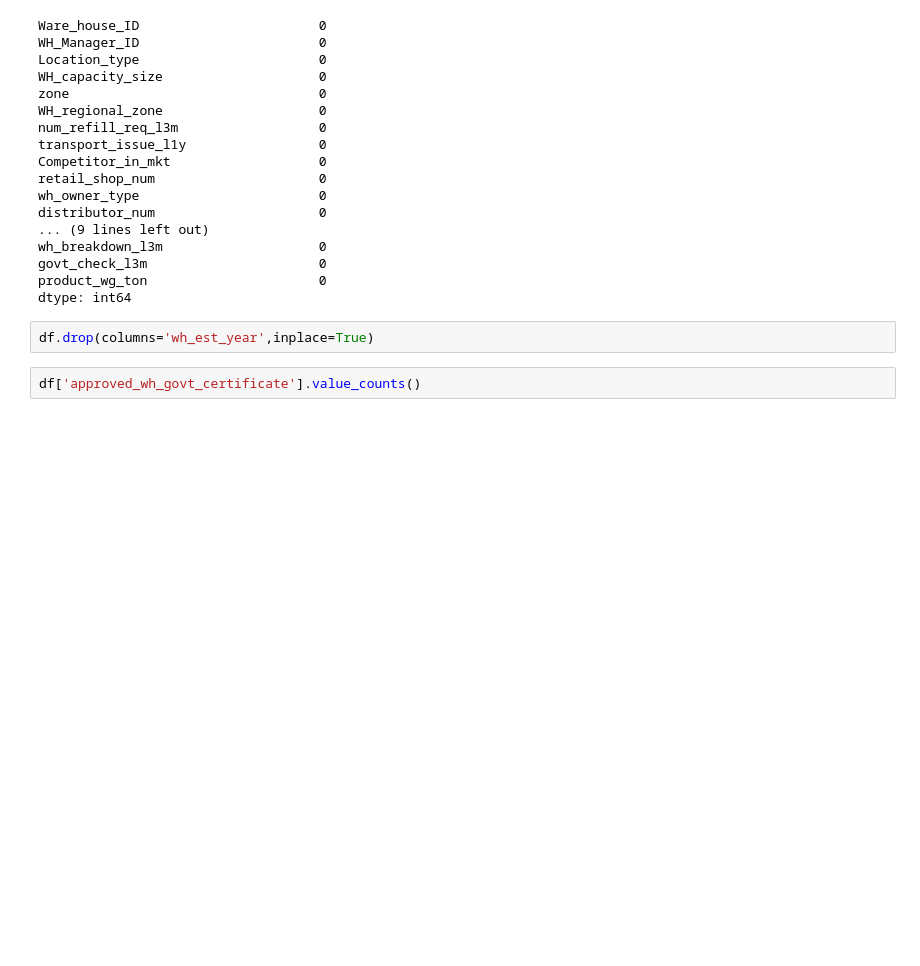
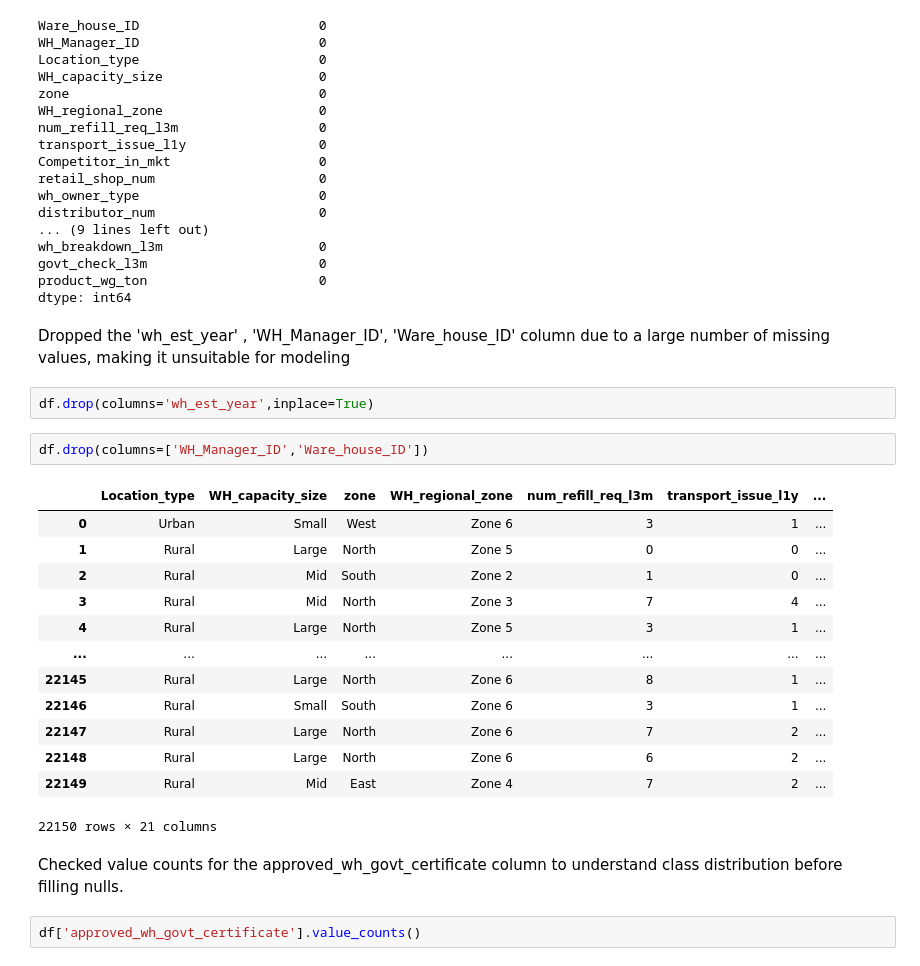
Before and after one commit to MontyVasita18/SupplyChain_BusinessModel, a Jupyter notebook: research/model.ipynb, the cells around one changed output. Saved outputs shown, nothing was run; the diff lists cells and outputs as text; blank space fills up the shorter version.

```diff
--- a/model.ipynb
+++ b/research/model.ipynb
@@ -210,8 +220,28 @@ wh_breakdown_l3m                    0
 govt_check_l3m                      0
 product_wg_ton                      0
 dtype: int64
+# %% [markdown]
+Dropped the 'wh_est_year' , 'WH_Manager_ID', 'Ware_house_ID' column due to a large number of missing values, making it unsuitable for modeling
 # %%
 df.drop(columns='wh_est_year',inplace=True)
+# %%
+df.drop(columns=['WH_Manager_ID','Ware_house_ID'])
+# %% [output]
+|  | Location_type | WH_capacity_size | zone | WH_regional_zone | num_refill_req_l3m | transport_issue_l1y | ... |
+| 0 | Urban | Small | West | Zone 6 | 3 | 1 | ... |
+| 1 | Rural | Large | North | Zone 5 | 0 | 0 | ... |
+| 2 | Rural | Mid | South | Zone 2 | 1 | 0 | ... |
+| 3 | Rural | Mid | North | Zone 3 | 7 | 4 | ... |
+| 4 | Rural | Large | North | Zone 5 | 3 | 1 | ... |
+| ... | ... | ... | ... | ... | ... | ... | ... |
+| 22145 | Rural | Large | North | Zone 6 | 8 | 1 | ... |
+| 22146 | Rural | Small | South | Zone 6 | 3 | 1 | ... |
+| 22147 | Rural | Large | North | Zone 6 | 7 | 2 | ... |
+| 22148 | Rural | Large | North | Zone 6 | 6 | 2 | ... |
+| 22149 | Rural | Mid | East | Zone 4 | 7 | 2 | ... |
+22150 rows × 21 columns
+# %% [markdown]
+Checked value counts for the approved_wh_govt_certificate column to understand class distribution before filling nulls.
 # %%
 df['approved_wh_govt_certificate'].value_counts()
 # %% [output]
```
Also changed, not shown: parts of 41 cells of this notebook, 16 other files.
